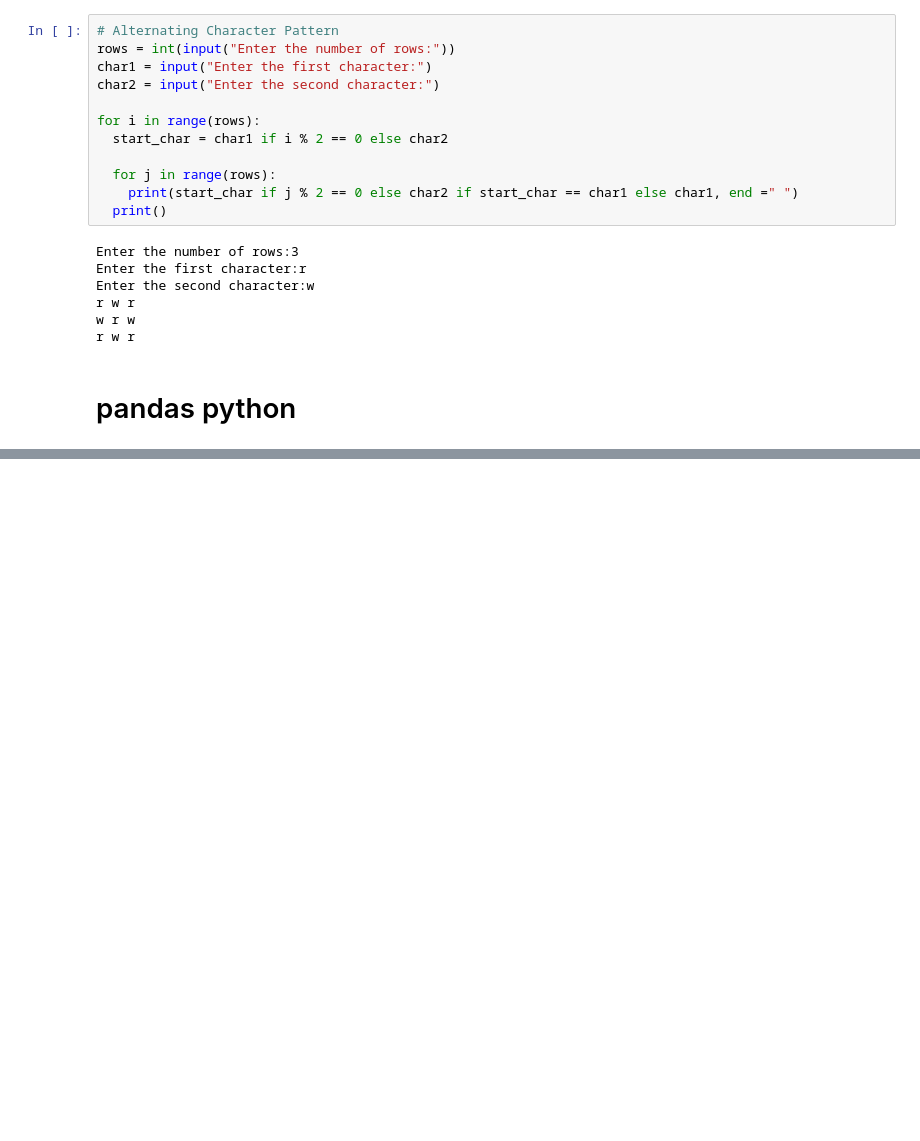
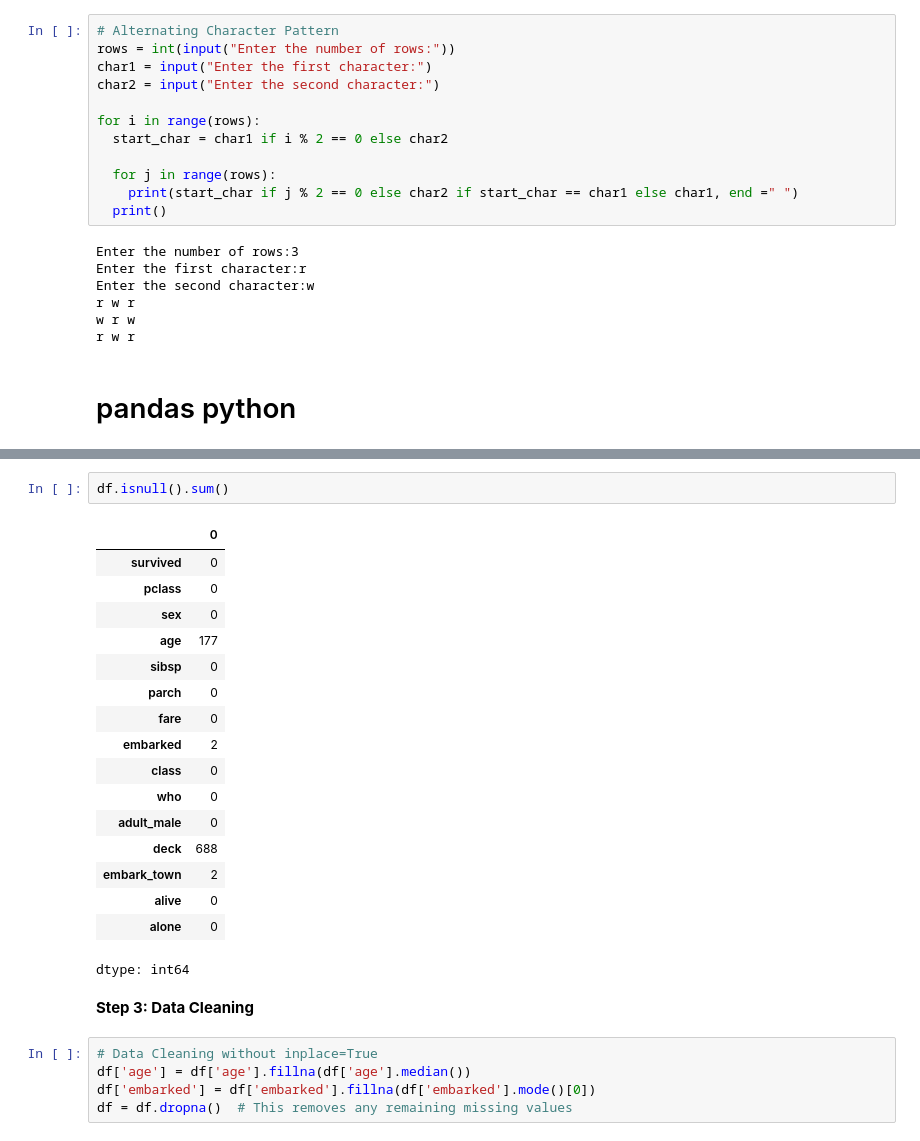
Before and after one commit to UsmanShafeeq/Advanced-Machine-Learning-Project, a Jupyter notebook: basic_logic.ipynb, the cells around one changed output, grey strips where cells are left out. Cells and saved outputs as stored; diff of their text form; blank space fills up the shorter version.

```diff
--- a/basic_logic.ipynb
+++ b/basic_logic.ipynb
@@ -395,0 +459,27 @@ r w r
+# %%
+df.isnull().sum()
+# %% [output]
+|  | 0 |
+| survived | 0 |
+| pclass | 0 |
+| sex | 0 |
+| age | 177 |
+| sibsp | 0 |
+| parch | 0 |
+| fare | 0 |
+| embarked | 2 |
+| class | 0 |
+| who | 0 |
+| adult_male | 0 |
+| deck | 688 |
+| embark_town | 2 |
+| alive | 0 |
+| alone | 0 |
+dtype: int64
+# %% [markdown]
+**Step 3: Data Cleaning**
+# %%
+# Data Cleaning without inplace=True
+df['age'] = df['age'].fillna(df['age'].median())
+df['embarked'] = df['embarked'].fillna(df['embarked'].mode()[0])
+df = df.dropna()  # This removes any remaining missing values
```
Also changed, not shown: parts of 24 cells of this notebook.
